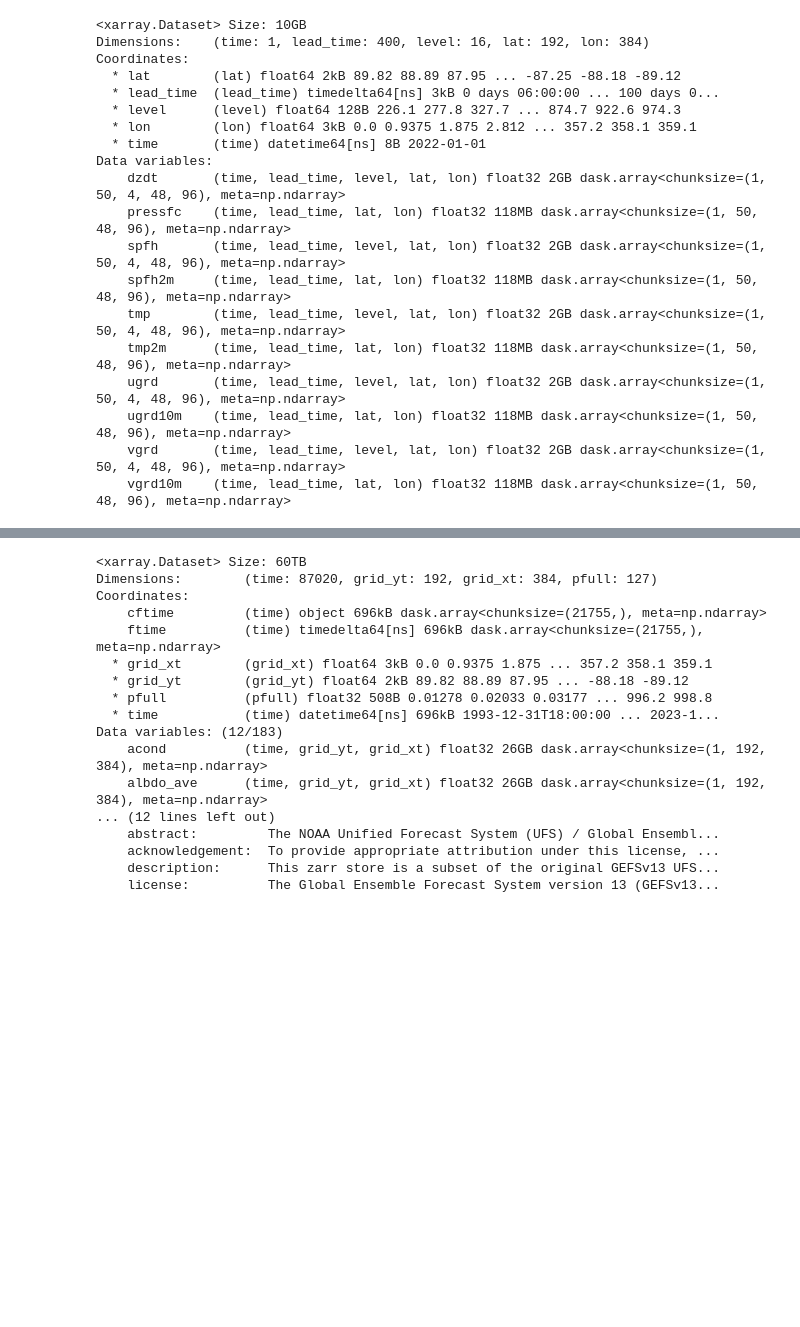
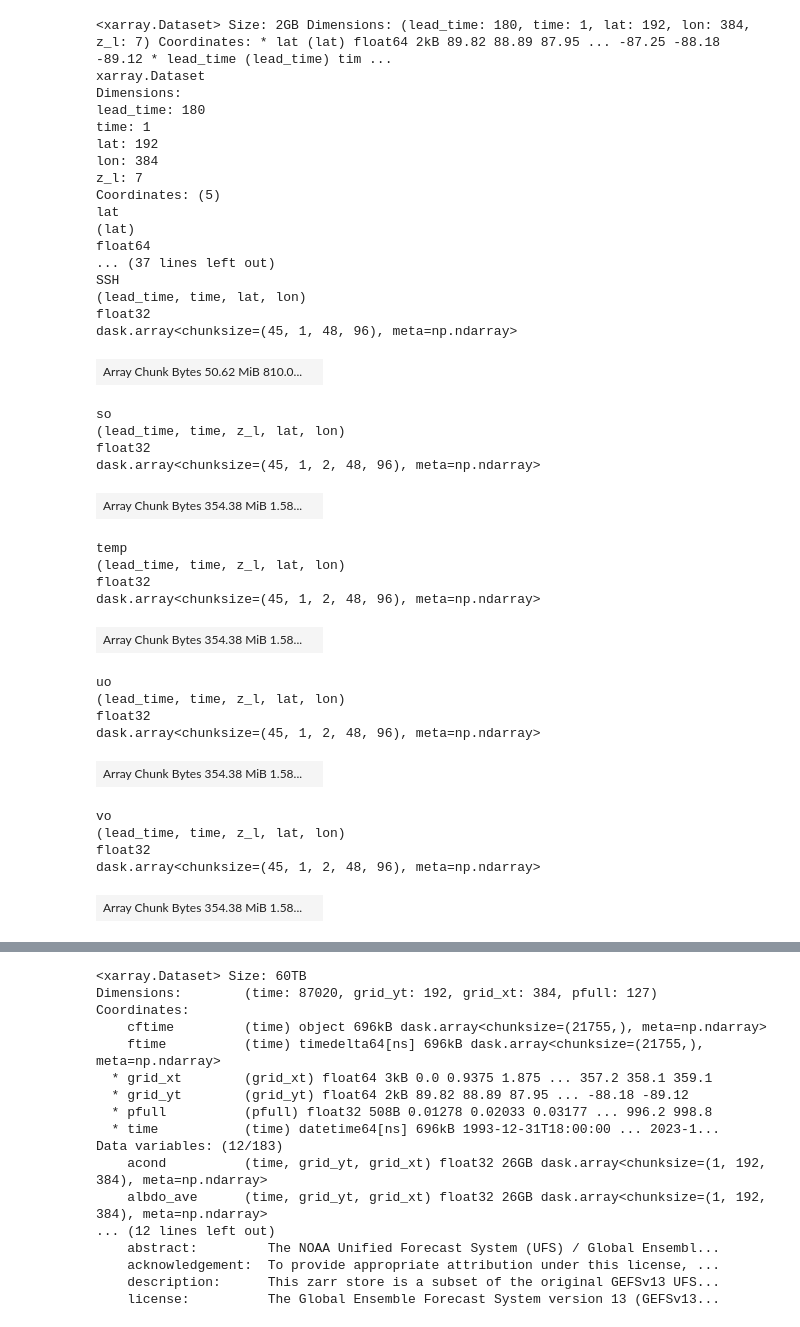
Before and after one commit to NOAA-PSL/graph-ufs, a Jupyter notebook: prototypes/notebooks/animate.ipynb, the cells around one changed output, grey strips where cells are left out. Cells and saved outputs as stored; diff of their text form; code cells hidden in the pictures; blank space fills up the shorter version.

```diff
--- a/prototypes/notebooks/animate.ipynb
+++ b/prototypes/notebooks/animate.ipynb
@@ -22,25 +23,50 @@ _expt = "R0"
 # %%
-predictions = xr.open_zarr(os.path.join(_scratch, _prototype, _expt, "inference", "validation", "graphufs.2400h.zarr"))
-targets = xr.open_zarr(os.path.join(_scratch, _prototype, _expt, "inference", "validation", "replay.2400h.zarr"))
+_expt_dir = os.path.join(_scratch, _prototype, _expt)
+if _subexpt:
+    inference_dir = os.path.join(_expt_dir, f"inference_{_subexpt}", "validation")
+else:
+    inference_dir = os.path.join(_expt_dir, f"inference_{_subexpt}", "validation")
+
+predictions = xr.open_zarr(f"{inference_dir}/graphufs.4320h.zarr")
+targets = xr.open_zarr(f"{inference_dir}/replay.4320h.zarr")
 # %%
-targets
+predictions
 # %% [output]
-<xarray.Dataset> Size: 10GB
-Dimensions:    (time: 1, lead_time: 400, level: 16, lat: 192, lon: 384)
-Coordinates:
-  * lat        (lat) float64 2kB 89.82 88.89 87.95 ... -87.25 -88.18 -89.12
-  * lead_time  (lead_time) timedelta64[ns] 3kB 0 days 06:00:00 ... 100 days 0...
-  * level      (level) float64 128B 226.1 277.8 327.7 ... 874.7 922.6 974.3
-  * lon        (lon) float64 3kB 0.0 0.9375 1.875 2.812 ... 357.2 358.1 359.1
-  * time       (time) datetime64[ns] 8B 2022-01-01
-Data variables:
-    dzdt       (time, lead_time, level, lat, lon) float32 2GB dask.array<chunksize=(1, 50, 4, 48, 96), meta=np.ndarray>
-    pressfc    (time, lead_time, lat, lon) float32 118MB dask.array<chunksize=(1, 50, 48, 96), meta=np.ndarray>
-    spfh       (time, lead_time, level, lat, lon) float32 2GB dask.array<chunksize=(1, 50, 4, 48, 96), meta=np.ndarray>
-    spfh2m     (time, lead_time, lat, lon) float32 118MB dask.array<chunksize=(1, 50, 48, 96), meta=np.ndarray>
-    tmp        (time, lead_time, level, lat, lon) float32 2GB dask.array<chunksize=(1, 50, 4, 48, 96), meta=np.ndarray>
-    tmp2m      (time, lead_time, lat, lon) float32 118MB dask.array<chunksize=(1, 50, 48, 96), meta=np.ndarray>
-    ugrd       (time, lead_time, level, lat, lon) float32 2GB dask.array<chunksize=(1, 50, 4, 48, 96), meta=np.ndarray>
-    ugrd10m    (time, lead_time, lat, lon) float32 118MB dask.array<chunksize=(1, 50, 48, 96), meta=np.ndarray>
-    vgrd       (time, lead_time, level, lat, lon) float32 2GB dask.array<chunksize=(1, 50, 4, 48, 96), meta=np.ndarray>
-    vgrd10m    (time, lead_time, lat, lon) float32 118MB dask.array<chunksize=(1, 50, 48, 96), meta=np.ndarray>
+<xarray.Dataset> Size: 2GB Dimensions: (lead_time: 180, time: 1, lat: 192, lon: 384, z_l: 7) Coordinates: * lat (lat) float64 2kB 89.82 88.89 87.95 ... -87.25 -88.18 -89.12 * lead_time (lead_time) tim ...
+xarray.Dataset
+Dimensions:
+lead_time: 180
+time: 1
+lat: 192
+lon: 384
+z_l: 7
+Coordinates: (5)
+lat
+(lat)
+float64
+... (37 lines left out)
+SSH
+(lead_time, time, lat, lon)
+float32
+dask.array<chunksize=(45, 1, 48, 96), meta=np.ndarray>
+| Array Chunk Bytes 50.62 MiB 810.0... |  |
+so
+(lead_time, time, z_l, lat, lon)
+float32
+dask.array<chunksize=(45, 1, 2, 48, 96), meta=np.ndarray>
+| Array Chunk Bytes 354.38 MiB 1.58... |  |
+temp
+(lead_time, time, z_l, lat, lon)
+float32
+dask.array<chunksize=(45, 1, 2, 48, 96), meta=np.ndarray>
+| Array Chunk Bytes 354.38 MiB 1.58... |  |
+uo
+(lead_time, time, z_l, lat, lon)
+float32
+dask.array<chunksize=(45, 1, 2, 48, 96), meta=np.ndarray>
+| Array Chunk Bytes 354.38 MiB 1.58... |  |
+vo
+(lead_time, time, z_l, lat, lon)
+float32
+dask.array<chunksize=(45, 1, 2, 48, 96), meta=np.ndarray>
+| Array Chunk Bytes 354.38 MiB 1.58... |  |
```
Also changed, not shown: parts of 8 cells of this notebook, 35 other files.
